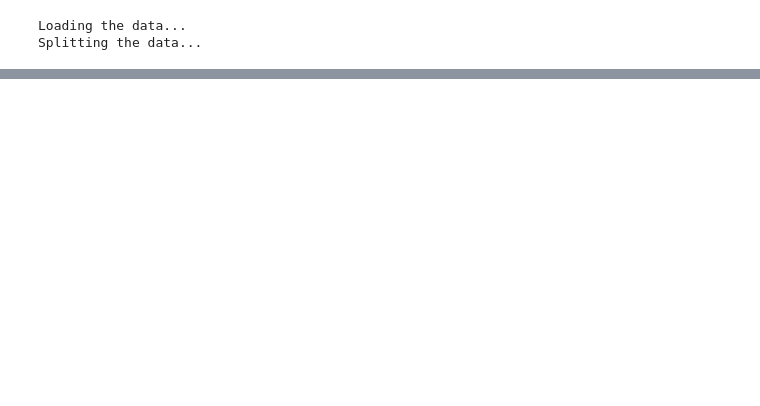
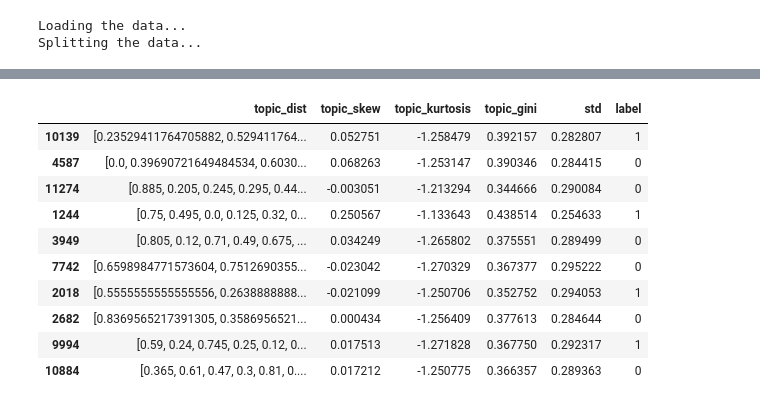
Before and after one commit to MarlonShakespeare/Milestone-2, a Jupyter notebook: extract_topic_distribution.ipynb, the cells around one changed output, grey strips where cells are left out. Saved outputs shown, nothing was run; the diff lists cells and outputs as text; code cells hidden in the pictures; blank space fills up the shorter version.

```diff
--- a/extract_topic_distribution.ipynb
+++ b/extract_topic_distribution.ipynb
@@ -141,7 +201,8 @@ standard deviation  0.15642827951249672
 # %%
-def extract_nmf_feature(df):
-    df.loc[:, 'topic_dist'] = df['tweet'].apply(extract_topic_feature)
-    df.loc[:, 'topic_skew'] = df['topic_dist'].apply(skew)
-    df.loc[:, 'topic_kurtosis'] = df['topic_dist'].apply(kurtosis)
-    df.loc[:, 'std'] = df['topic_dist'].apply(lambda x: x.std())
+def extract_nmf_feature(df, tokenizer=spacy_tokenizer):
+    df.loc[:, 'topic_dist'] = df['tweet'].apply(lambda x: extract_topic_feature(x, tokenizer=tokenizer) if x is not None else np.nan)
+    df.loc[:, 'topic_skew'] = df['topic_dist'].apply(lambda x: skew(x) if x is not None else np.nan)
+    df.loc[:, 'topic_kurtosis'] = df['topic_dist'].apply(lambda x: kurtosis(x) if x is not None else np.nan)
+    df.loc[:, 'topic_gini'] = df['topic_dist'].apply(lambda x: gini(x) if x is not None else np.nan)
+    df.loc[:, 'topic_std'] = df['topic_dist'].apply(lambda x: x.std() if x is not None else np.nan)
     return df
@@ -174,0 +209,3 @@ See the caveats in the documentation: https://pandas.pydata.org/pandas-docs/stab
+# %%
+%%time
+with_topic_feat = extract_nmf_feature(train_df.sample(10, random_state=RANDOM_SEED))
@@ -174,0 +214,14 @@ See the caveats in the documentation: https://pandas.pydata.org/pandas-docs/stab
+# %%
+with_topic_feat[['topic_dist', 'topic_skew', 'topic_kurtosis', 'topic_gini', 'std', 'label']]
+# %% [output]
+|  | topic_dist | topic_skew | topic_kurtosis | topic_gini | std | label |
+| 10139 | [0.23529411764705882, 0.529411764... | 0.052751 | -1.258479 | 0.392157 | 0.282807 | 1 |
+| 4587 | [0.0, 0.39690721649484534, 0.6030... | 0.068263 | -1.253147 | 0.390346 | 0.284415 | 0 |
+| 11274 | [0.885, 0.205, 0.245, 0.295, 0.44... | -0.003051 | -1.213294 | 0.344666 | 0.290084 | 0 |
+| 1244 | [0.75, 0.495, 0.0, 0.125, 0.32, 0... | 0.250567 | -1.133643 | 0.438514 | 0.254633 | 1 |
+| 3949 | [0.805, 0.12, 0.71, 0.49, 0.675, ... | 0.034249 | -1.265802 | 0.375551 | 0.289499 | 0 |
+| 7742 | [0.6598984771573604, 0.7512690355... | -0.023042 | -1.270329 | 0.367377 | 0.295222 | 0 |
+| 2018 | [0.5555555555555556, 0.2638888888... | -0.021099 | -1.250706 | 0.352752 | 0.294053 | 1 |
+| 2682 | [0.8369565217391305, 0.3586956521... | 0.000434 | -1.256409 | 0.377613 | 0.284644 | 0 |
+| 9994 | [0.59, 0.24, 0.745, 0.25, 0.12, 0... | 0.017513 | -1.271828 | 0.367750 | 0.292317 | 1 |
+| 10884 | [0.365, 0.61, 0.47, 0.3, 0.81, 0.... | 0.017212 | -1.250775 | 0.366357 | 0.289363 | 0 |
```
Also changed, not shown: parts of 12 cells of this notebook, 1 other file.
